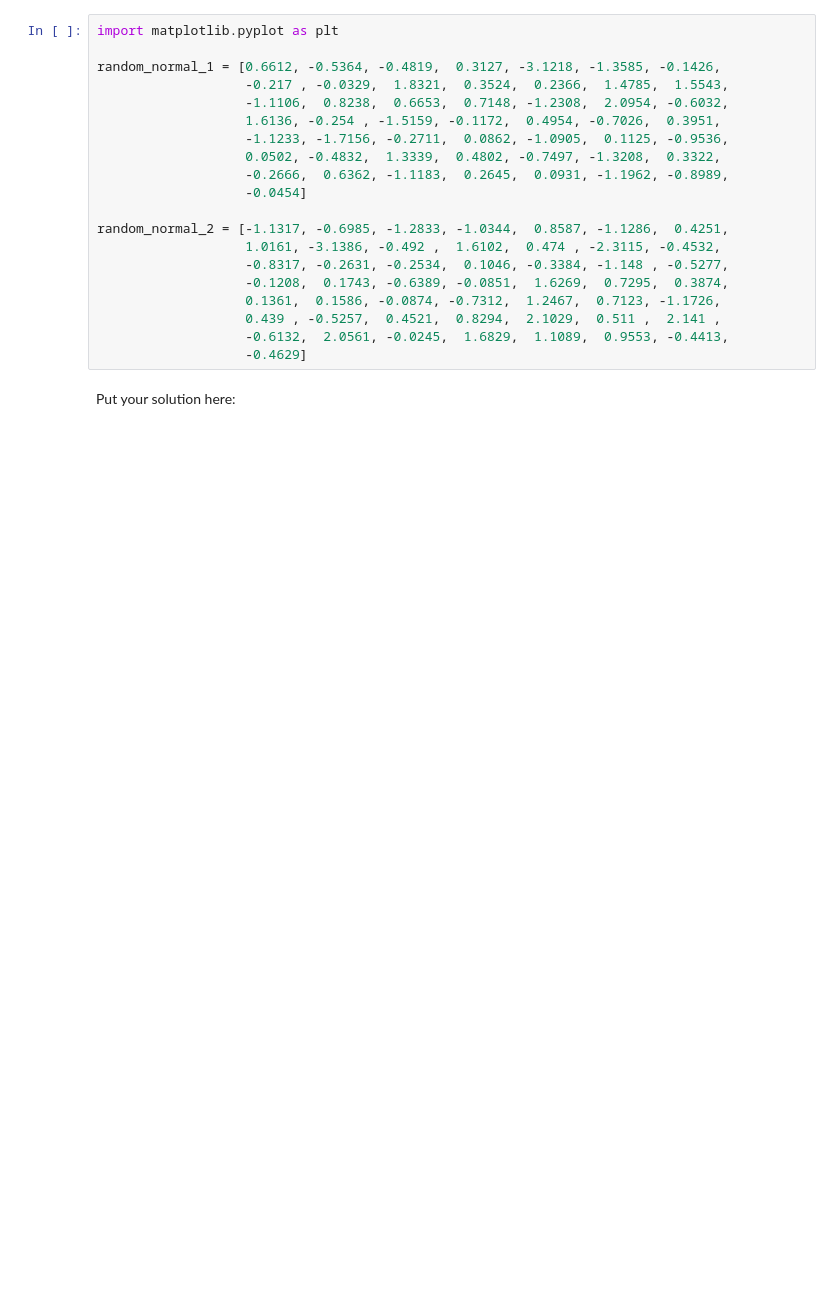
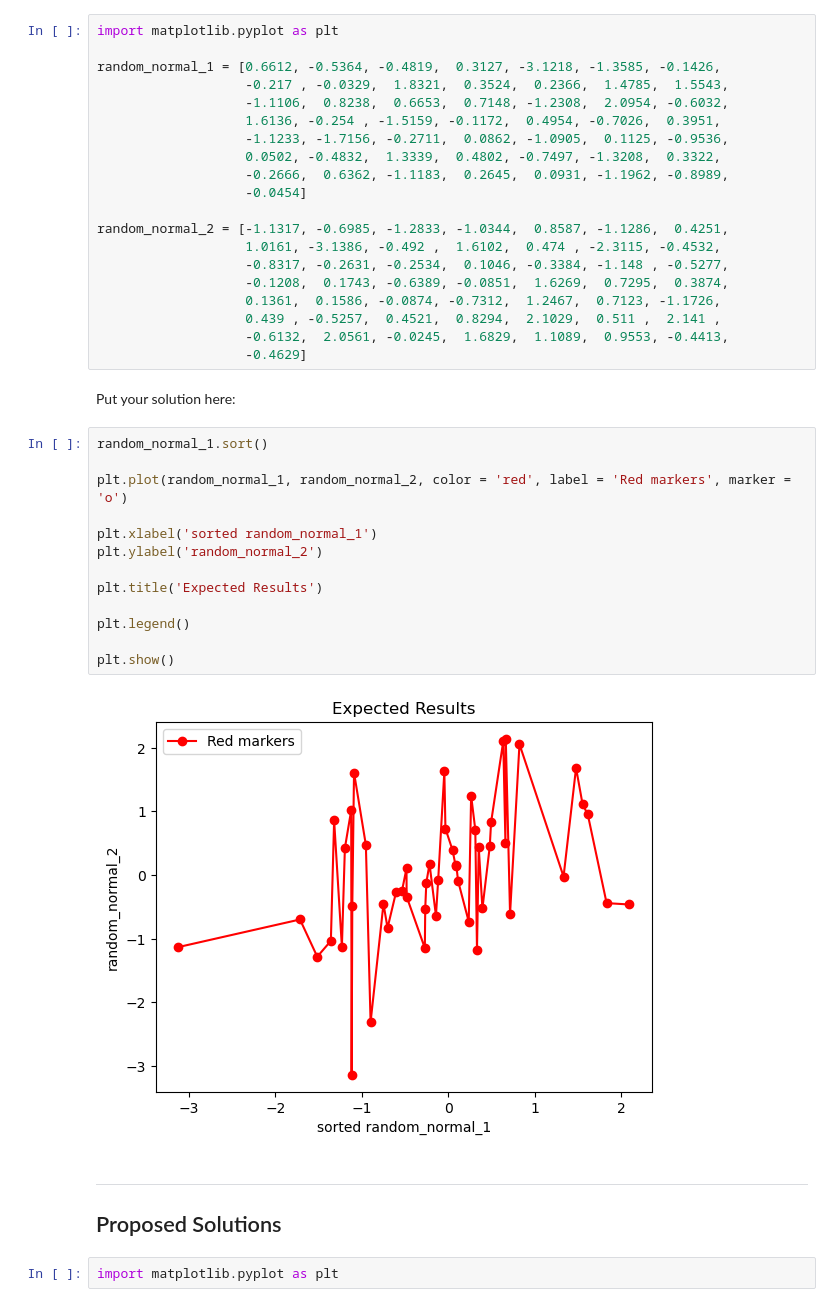
Before and after one commit to xdpknx/pythonCC, a Jupyter notebook: Notebooks/5-Plotting.ipynb, the cells around one changed output. Saved outputs shown, nothing was run; the diff lists cells and outputs as text; blank space fills up the shorter version.

```diff
--- a/Notebooks/5-Plotting.ipynb
+++ b/Notebooks/5-Plotting.ipynb
@@ -278,3 +278,24 @@ random_normal_2 = [-1.1317, -0.6985, -1.2833, -1.0344,  0.8587, -1.1286,  0.4251
                    -0.4629]
 # %% [markdown]
 Put your solution here:
+# %%
+random_normal_1.sort()
+
+plt.plot(random_normal_1, random_normal_2, color = 'red', label = 'Red markers', marker = 'o')
+
+plt.xlabel('sorted random_normal_1')
+plt.ylabel('random_normal_2')
+
+plt.title('Expected Results')
+
+plt.legend()
+
+plt.show()
+# %% [output]
+[figure, added]
+# %% [markdown]
+***
+
+## Proposed Solutions
+# %%
+import matplotlib.pyplot as plt
```
Also changed, not shown: parts of 5 cells of this notebook, 5 other files.
